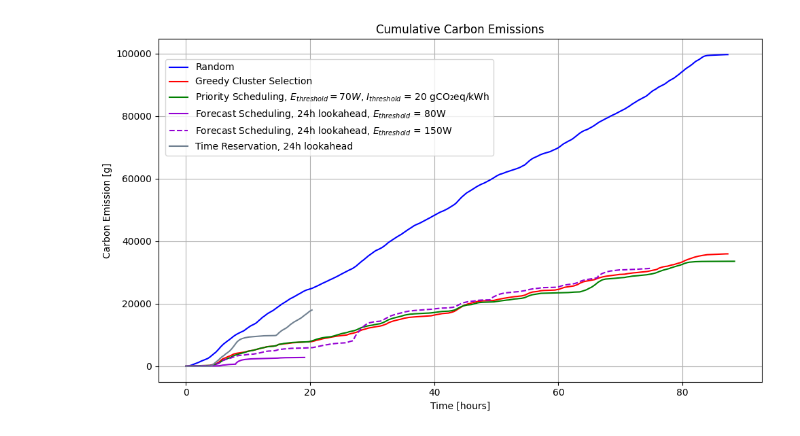
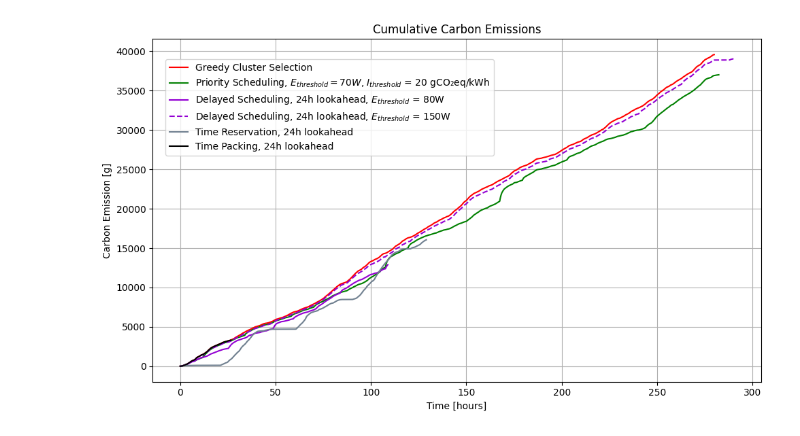
Before and after one commit to johankristianss/carbonsim, a Jupyter notebook: notebooks/AlgComparison.ipynb, the cells around one changed output. Drawn from its saved outputs; the diff is of its cells as text; code cells hidden in the pictures.

```diff
--- a/notebooks/AlgComparison.ipynb
+++ b/notebooks/AlgComparison.ipynb
@@ -2,9 +2,9 @@
 import pandas as pd
 import matplotlib.pyplot as plt
 
-#dir = "../results/100_single"
+dir = "../results/100_single"
 #dir = "../results/100_small"
-dir = "../results/30"
+#dir = "../results/30"
 
 # Load the data
 random_df_emission = pd.read_csv(dir + '/random/scheduler.csv')
@@ -27,43 +27,47 @@ delay_80_df_emission = pd.read_csv(dir + '/delay_80/scheduler.csv')
 delay_80_df_emission['hours'] = delay_80_df_emission['tick'] / 3600
 delay_80_df_emission['cumulative_emission'] = delay_80_df_emission['cumulative_emission']
 
-reservation_df_emission = pd.read_csv(dir + '/reservation/scheduler.csv')
-reservation_df_emission['hours'] = reservation_df_emission['tick'] / 3600
-reservation_df_emission['cumulative_emission'] = reservation_df_emission['cumulative_emission']
+reservation_24h_df_emission = pd.read_csv(dir + '/reservation_24/scheduler.csv')
+reservation_24h_df_emission['hours'] = reservation_24h_df_emission['tick'] / 3600
+reservation_24h_df_emission['cumulative_emission'] = reservation_24h_df_emission['cumulative_emission']
+
+timepacking_24h_df_emission = pd.read_csv(dir + '/timepacking_24/scheduler.csv')
+timepacking_24h_df_emission['hours'] = timepacking_24h_df_emission['tick'] / 3600
+timepacking_24h_df_emission['cumulative_emission'] = timepacking_24h_df_emission['cumulative_emission']
 
 # Create the plot
 fig, ax1 = plt.subplots(figsize=(10, 6))
 
-# Plot cumulative emissions on the primary y-axis
-ax1.plot(random_df_emission['hours'], random_df_emission['cumulative_emission'], label='Random', color='blue')
-
+# Plot cumulative emissions on the primary y-ais
+#ax1.plot(random_df_emission['hours'], random_df_emission['cumulative_emission'], label='Random', color='blue')
 ax1.plot(greedy_df_emission['hours'], greedy_df_emission['cumulative_emission'], label='Greedy Cluster Selection', color='red')
 ax1.plot(greedy_binpack_df_emission['hours'], greedy_binpack_df_emission['cumulative_emission'], label=r'Priority Scheduling, $E_{threshold} = 70W$, $I_{threshold}$ = 20 gCO₂eq/kWh', color='green')
-ax1.plot(delay_80_df_emission['hours'], delay_80_df_emission['cumulative_emission'], label='Forecast Scheduling, 24h lookahead, $E_{threshold}$ = 80W', color='darkviolet', linestyle='solid')
-ax1.plot(delay_150_df_emission['hours'], delay_150_df_emission['cumulative_emission'], label='Forecast Scheduling, 24h lookahead, $E_{threshold}$ = 150W', color='darkviolet', linestyle='dashed')
-ax1.plot(reservation_df_emission['hours'], reservation_df_emission['cumulative_emission'], label='Time Reservation, 24h lookahead', color='slategrey', linestyle='solid')
+ax1.plot(delay_80_df_emission['hours'], delay_80_df_emission['cumulative_emission'], label='Delayed Scheduling, 24h lookahead, $E_{threshold}$ = 80W', color='darkviolet', linestyle='solid')
+ax1.plot(delay_150_df_emission['hours'], delay_150_df_emission['cumulative_emission'], label='Delayed Scheduling, 24h lookahead, $E_{threshold}$ = 150W', color='darkviolet', linestyle='dashed')
+ax1.plot(reservation_24h_df_emission['hours'], reservation_24h_df_emission['cumulative_emission'], label='Time Reservation, 24h lookahead', color='slategrey', linestyle='solid')
+ax1.plot(timepacking_24h_df_emission['hours'], timepacking_24h_df_emission['cumulative_emission'], label='Time Packing, 24h lookahead', color='black', linestyle='solid')
 
 ax1.set_xlabel('Time [hours]')
 ax1.set_ylabel('Carbon Emission [g]', color='black')
 ax1.tick_params(axis='y', labelcolor='black')
 
 # Add legends for both axes
 fig.legend(loc='upper left', bbox_to_anchor=(0.1, 0.9))
 ax1.grid(True)
 
 #plt.xlim(230, 314)
 #plt.ylim(100000, 200000)
 
 #plt.xlim(0, 1)
 
 # Add a title
 plt.title('Cumulative Carbon Emissions')
 
 # Show the plot
 plt.tight_layout()
 #plt.yscale('log')
 plt.show()
 
 # 307 hours total run time greedy binpack, and 295 hours greedy
 # %% [output]
-[figure, old version]
+[figure, new version]
```
Also changed, not shown: 14 other files.
